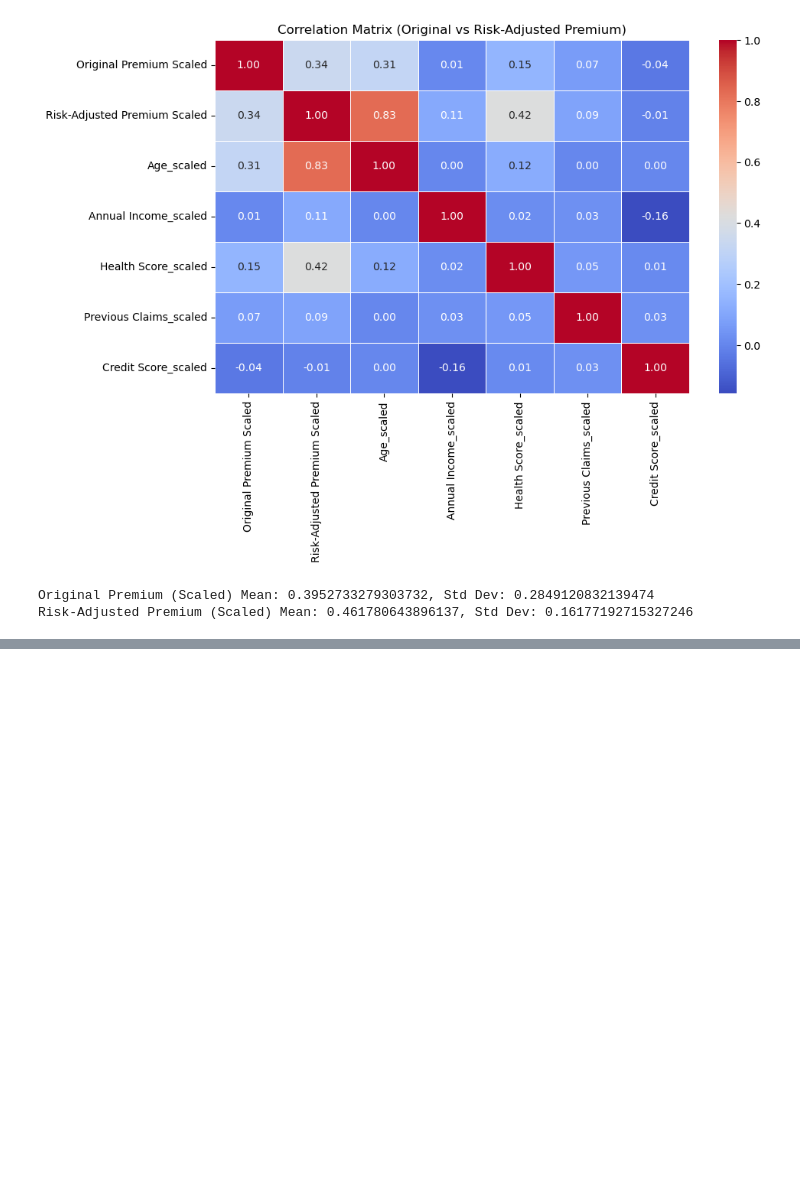
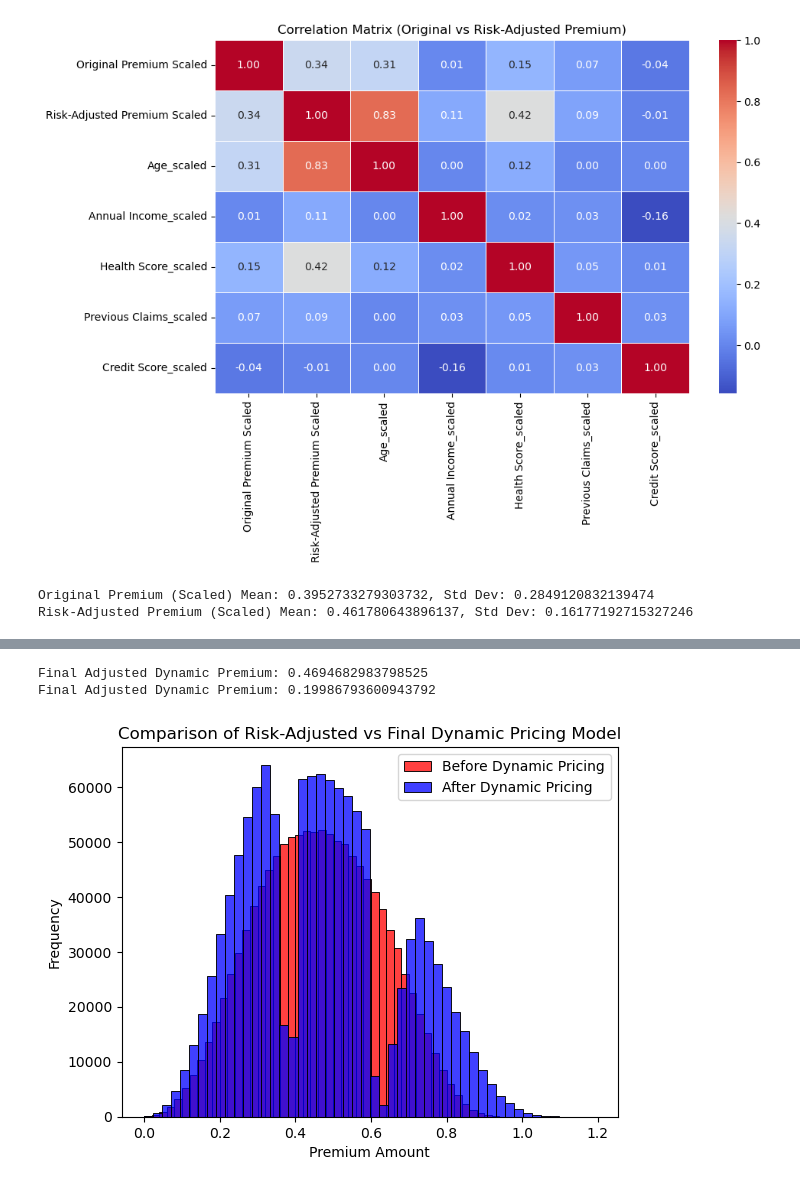
Before and after one commit to ra1croft/Acko_Insurance_Analysis, a Jupyter notebook: Acko_Insurance_Data.ipynb, the cells around one changed output, grey strips where cells are left out. Drawn from its saved outputs; the diff is of its cells as text; code cells hidden in the pictures; blank space fills up the shorter version.

```diff
--- a/Acko_Insurance_Data.ipynb
+++ b/Acko_Insurance_Data.ipynb
@@ -666,0 +723,35 @@ Risk-Adjusted Premium (Scaled) Mean: 0.461780643896137, Std Dev: 0.1617719271532
+# %%
+#Building the dynamic pricing model which includes discounts based on the risk adjusted premium
+# Define discount/increase strategies
+
+def apply_dynamic_pricing(risk_adjusted_premium):
+    if risk_adjusted_premium < 0.4:   #low risk customer
+        discount = np.random.uniform(0.05,0.15)    #5-15% discount
+        return risk_adjusted_premium * (1-discount)
+    elif 0.4 <= risk_adjusted_premium <0.6:     #medium risk customer
+        return risk_adjusted_premium    #no changes
+    else:
+        increase = np.random.uniform(0.05,0.20)     #5-20% increase
+        return risk_adjusted_premium * (1+increase)
+
+# Apply dynamic pricing to each customer
+data['Final Adjusted Dynamic Premium'] = data['Risk-Adjusted Premium Scaled'].apply(apply_dynamic_pricing)
+
+#Summary Stats
+print('Final Adjusted Dynamic Premium:',data['Final Adjusted Dynamic Premium'].mean())
+print('Final Adjusted Dynamic Premium:',data['Final Adjusted Dynamic Premium'].std())
+
+
+# Plot distribution before & after dynamic pricing
+plt.Figure(figsize=(6,3))
+sns.histplot(data['Risk-Adjusted Premium Scaled'],color='red',bins=50,label='Before Dynamic Pricing')
+sns.histplot(data['Final Adjusted Dynamic Premium'],color='blue',bins=50,label='After Dynamic Pricing')
+plt.legend()
+plt.xlabel('Premium Amount')
+plt.ylabel('Frequency')
+plt.title('Comparison of Risk-Adjusted vs Final Dynamic Pricing Model')
+plt.show()
+# %% [output]
+Final Adjusted Dynamic Premium: 0.4694682983798525
+Final Adjusted Dynamic Premium: 0.19986793600943792
+[figure, added]
```
Also changed, not shown: parts of 12 cells of this notebook.
